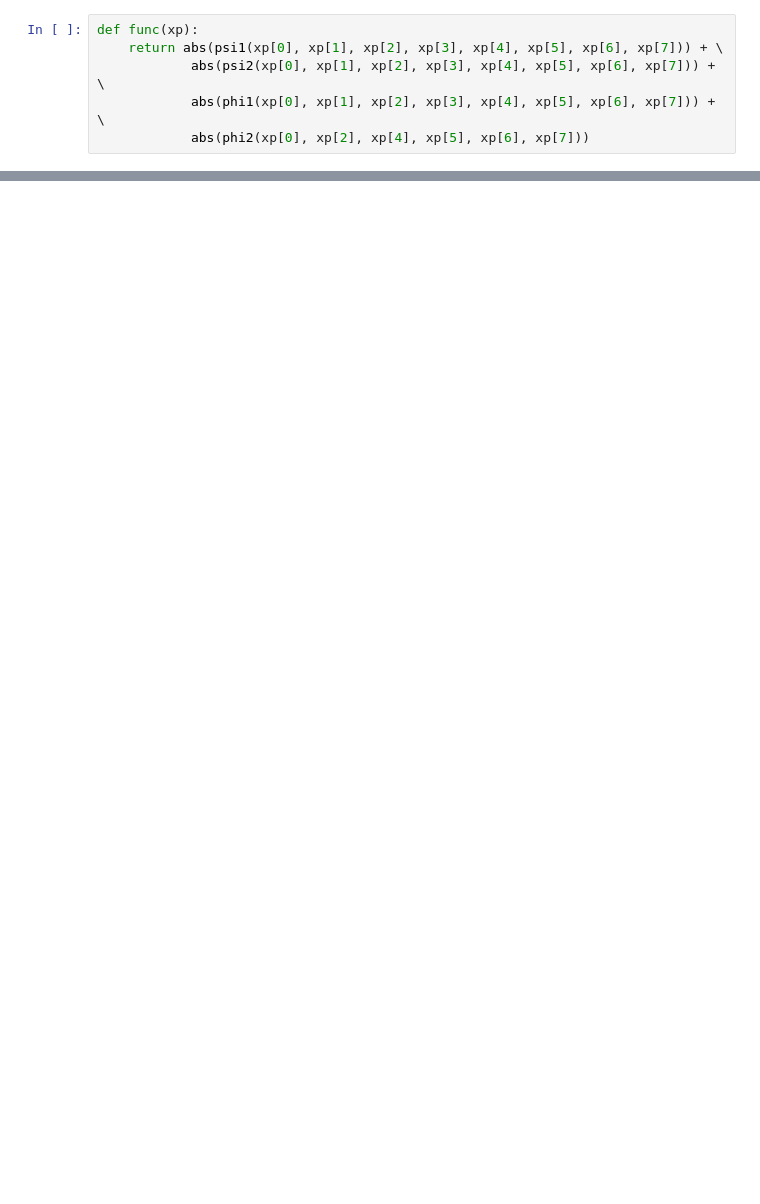
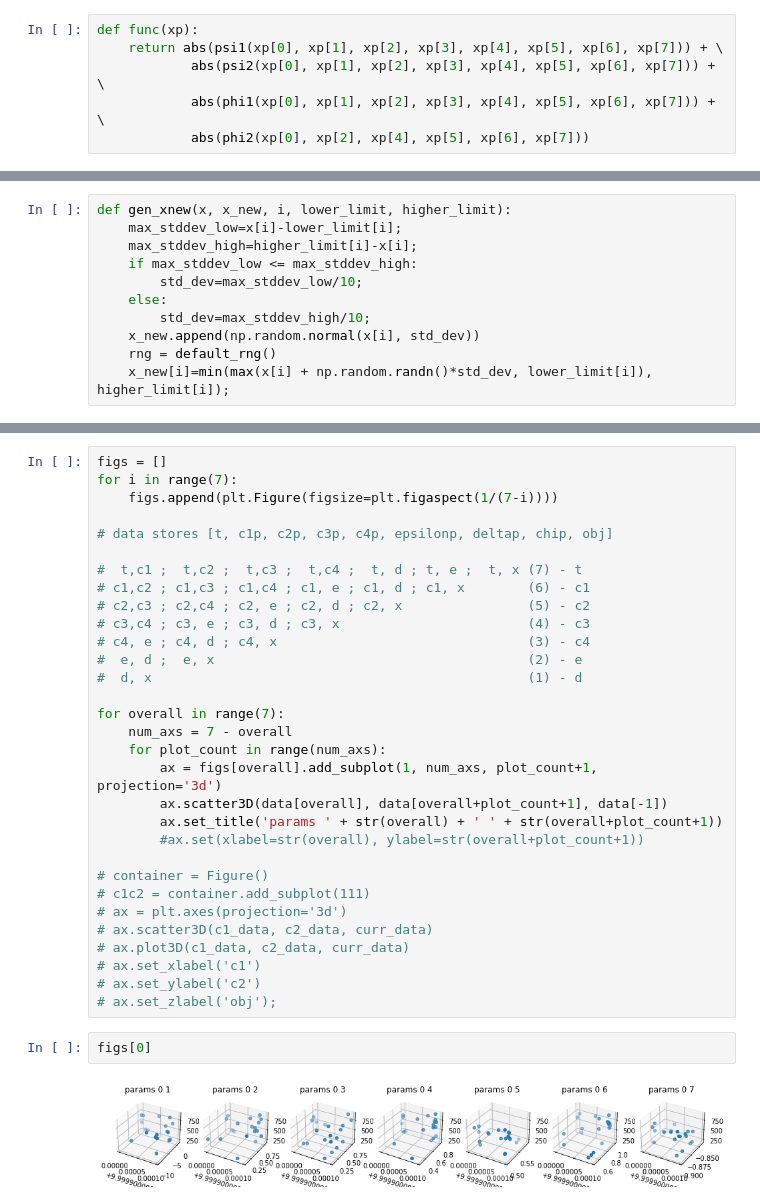
Before and after one commit to ange1a-j14/qbsys, a Jupyter notebook: MainCode.ipynb, the cells around one changed output, grey strips where cells are left out. Cells and saved outputs as stored; diff of their text form; blank space fills up the shorter version.

Commit message:
Graphs + file writing

```diff
--- a/MainCode.ipynb
+++ b/MainCode.ipynb
@@ -62,3 +67,14 @@ print(len(a[0][0]))
+# %%
+def gen_xnew(x, x_new, i, lower_limit, higher_limit):
+    max_stddev_low=x[i]-lower_limit[i];
+    max_stddev_high=higher_limit[i]-x[i];
+    if max_stddev_low <= max_stddev_high:
+        std_dev=max_stddev_low/10;
+    else:
+        std_dev=max_stddev_high/10;
+    x_new.append(np.random.normal(x[i], std_dev))
+    rng = default_rng()
+    x_new[i]=min(max(x[i] + np.random.randn()*std_dev, lower_limit[i]), higher_limit[i]);
 # %%
 T=1;
 T_min=0.000001;
@@ -122,0 +179,35 @@ ValueError: math domain error
+# %%
+figs = []
+for i in range(7):
+    figs.append(plt.Figure(figsize=plt.figaspect(1/(7-i))))
+
+# data stores [t, c1p, c2p, c3p, c4p, epsilonp, deltap, chip, obj]
+
+#  t,c1 ;  t,c2 ;  t,c3 ;  t,c4 ;  t, d ; t, e ;  t, x (7) - t
+# c1,c2 ; c1,c3 ; c1,c4 ; c1, e ; c1, d ; c1, x        (6) - c1
+# c2,c3 ; c2,c4 ; c2, e ; c2, d ; c2, x                (5) - c2
+# c3,c4 ; c3, e ; c3, d ; c3, x                        (4) - c3
+# c4, e ; c4, d ; c4, x                                (3) - c4
+#  e, d ;  e, x                                        (2) - e
+#  d, x                                                (1) - d
+
+for overall in range(7):
+    num_axs = 7 - overall
+    for plot_count in range(num_axs):
+        ax = figs[overall].add_subplot(1, num_axs, plot_count+1, projection='3d')
+        ax.scatter3D(data[overall], data[overall+plot_count+1], data[-1])
+        ax.set_title('params ' + str(overall) + ' ' + str(overall+plot_count+1))
+        #ax.set(xlabel=str(overall), ylabel=str(overall+plot_count+1))
+
+# container = Figure()
+# c1c2 = container.add_subplot(111)
+# ax = plt.axes(projection='3d')
+# ax.scatter3D(c1_data, c2_data, curr_data)
+# ax.plot3D(c1_data, c2_data, curr_data)
+# ax.set_xlabel('c1')
+# ax.set_ylabel('c2')
+# ax.set_zlabel('obj');
+# %%
+figs[0]
+# %% [output]
+[figure, added]
```
Also changed, not shown: parts of 15 cells of this notebook, 1 other file.
